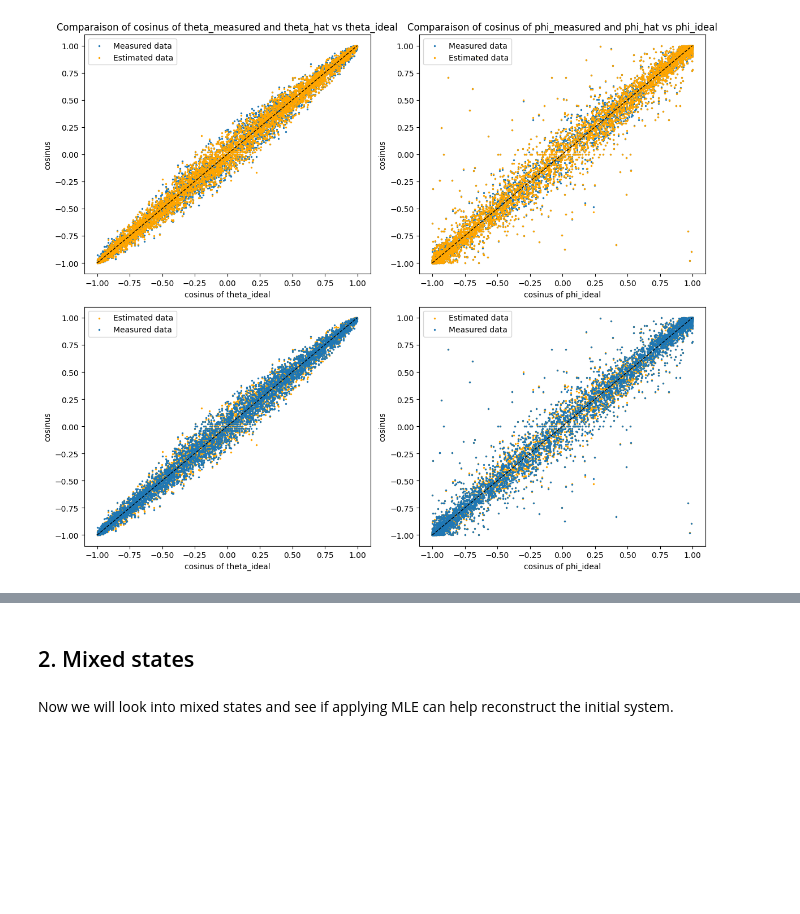
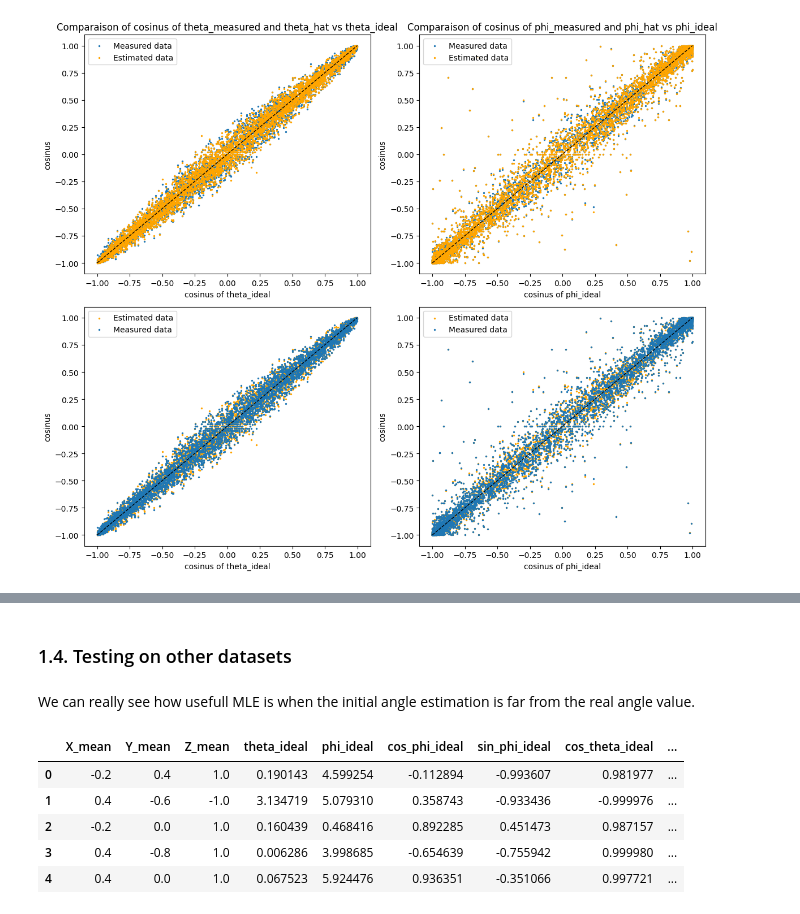
Before and after one commit to TonyPansera/Quantum-state-tomography, a Jupyter notebook: models/MLE/maximum_likelihood_estimation.ipynb, the cells around one changed output, grey strips where cells are left out. Cells and saved outputs as stored; diff of their text form; code cells hidden in the pictures; blank space fills up the shorter version.

```diff
--- a/models/MLE/maximum_likelihood_estimation.ipynb
+++ b/models/MLE/maximum_likelihood_estimation.ipynb
@@ -634,4 +594,16 @@ This is the fidelity of every predicted state. As we can see the fidelity is for
-# %% [markdown]
-## 2. Mixed states
-# %% [markdown]
-Now we will look into mixed states and see if applying MLE can help reconstruct the initial system.
+# %% [markdown]
+### 1.4. Testing on other datasets
+# %% [markdown]
+We can really see how usefull MLE is when the initial angle estimation is far from the real angle value.
+# %%
+df_unb = pd.read_csv("../../data/qst_mle_dataset_purestates_unbalanced.csv")
+N_SHOTS_unb = 10  # For each X, Y, Z basis
+TOTAL_SHOTS_unb = 30
+df_unb.head()
+# %% [output]
+|  | X_mean | Y_mean | Z_mean | theta_ideal | phi_ideal | cos_phi_ideal | sin_phi_ideal | cos_theta_ideal | ... |
+| 0 | -0.2 | 0.4 | 1.0 | 0.190143 | 4.599254 | -0.112894 | -0.993607 | 0.981977 | ... |
+| 1 | 0.4 | -0.6 | -1.0 | 3.134719 | 5.079310 | 0.358743 | -0.933436 | -0.999976 | ... |
+| 2 | -0.2 | 0.0 | 1.0 | 0.160439 | 0.468416 | 0.892285 | 0.451473 | 0.987157 | ... |
+| 3 | 0.4 | -0.8 | 1.0 | 0.006286 | 3.998685 | -0.654639 | -0.755942 | 0.999980 | ... |
+| 4 | 0.4 | 0.0 | 1.0 | 0.067523 | 5.924476 | 0.936351 | -0.351066 | 0.997721 | ... |
```
Also changed, not shown: parts of 30 cells of this notebook, 3 other files.
